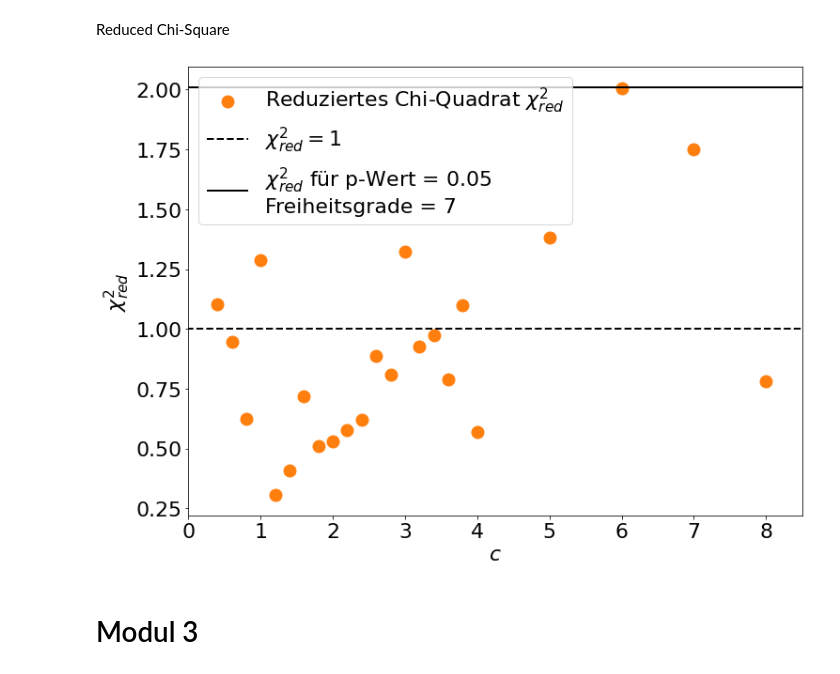
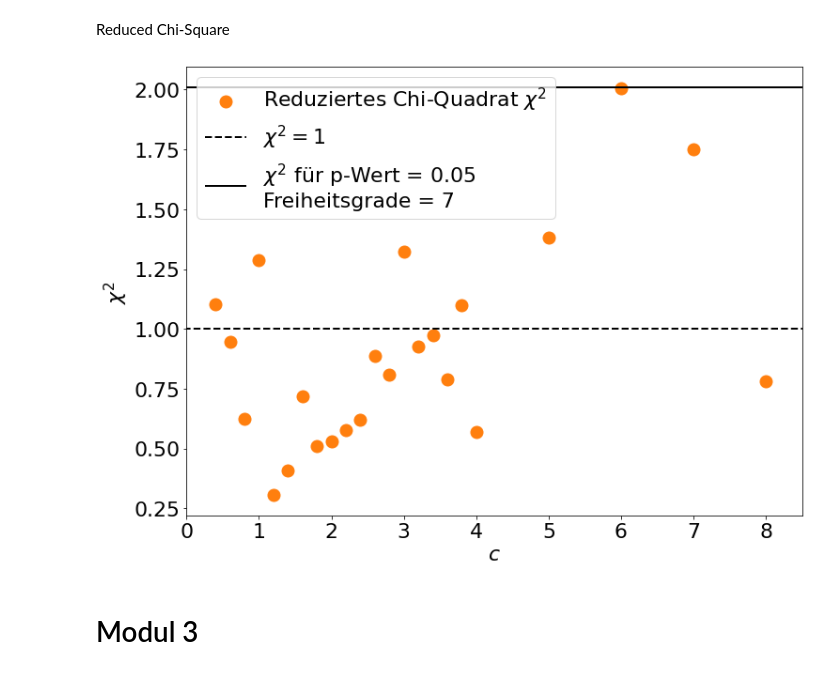
Before and after one commit to T1mors/FPR, a Jupyter notebook: 4 Phasenübergänge/Auswertung.ipynb, the cells around one changed output. Saved outputs shown, nothing was run; the diff lists cells and outputs as text; code cells hidden in the pictures.

```diff
--- a/4 Phasenübergänge/Auswertung.ipynb
+++ b/4 Phasenübergänge/Auswertung.ipynb
@@ -284,22 +290,22 @@ plt.savefig('Abb/Mod2_high_deg_pure_SX.png')
 Reduced Chi-Square
 # %%
 fig, ax = plt.subplots(figsize=(11,8))
-ax.scatter(data_mod2['c'], data_mod2['chi_square'], c='C1', label='Reduziertes Chi-Quadrat $\chi_{red}^2$')
-ax.hlines(y=1, xmin=-1, xmax=10, ls='--', color='k', label='$\chi_{red}^2 = 1$')
+ax.scatter(data_mod2['c'], data_mod2['chi_square'], c='C1', label='Reduziertes Chi-Quadrat $\chi^2$')
+ax.hlines(y=1, xmin=-1, xmax=10, ls='--', color='k', label='$\chi^2 = 1$')
 df=7
 # Get the maximum of chi-squared that would be acceptable
 chi_max = chi2.ppf(0.95, df)
 chi_red_max = chi_max/df
-ax.hlines(y=chi_red_max, xmin=-1, xmax=10, color='k', ls='-', label='$\chi_{red}^2$ für p-Wert = 0.05\nFreiheitsgrade = 7')
+ax.hlines(y=chi_red_max, xmin=-1, xmax=10, color='k', ls='-', label='$\chi^2$ für p-Wert = 0.05\nFreiheitsgrade = 7')
 
 ax.set_xlabel('$c$')
-ax.set_ylabel('$\chi_{red}^2$')
+ax.set_ylabel('$\chi^2$')
 ax.set_xlim(0,8.5)
 ax.legend()
 plt.tight_layout()
-plt.savefig('Abb/Mod3_pure_SX_und_Knoten_chi_squared_red.png')
+plt.savefig('Abb/Mod2_pure_SX_chi_squared_red.png')
 # %% [output]
-[figure, old version]
+[figure, new version]
 # %% [markdown]
 # Modul 3
 # %%
```
Also changed, not shown: parts of 13 cells of this notebook, 23 other files.
